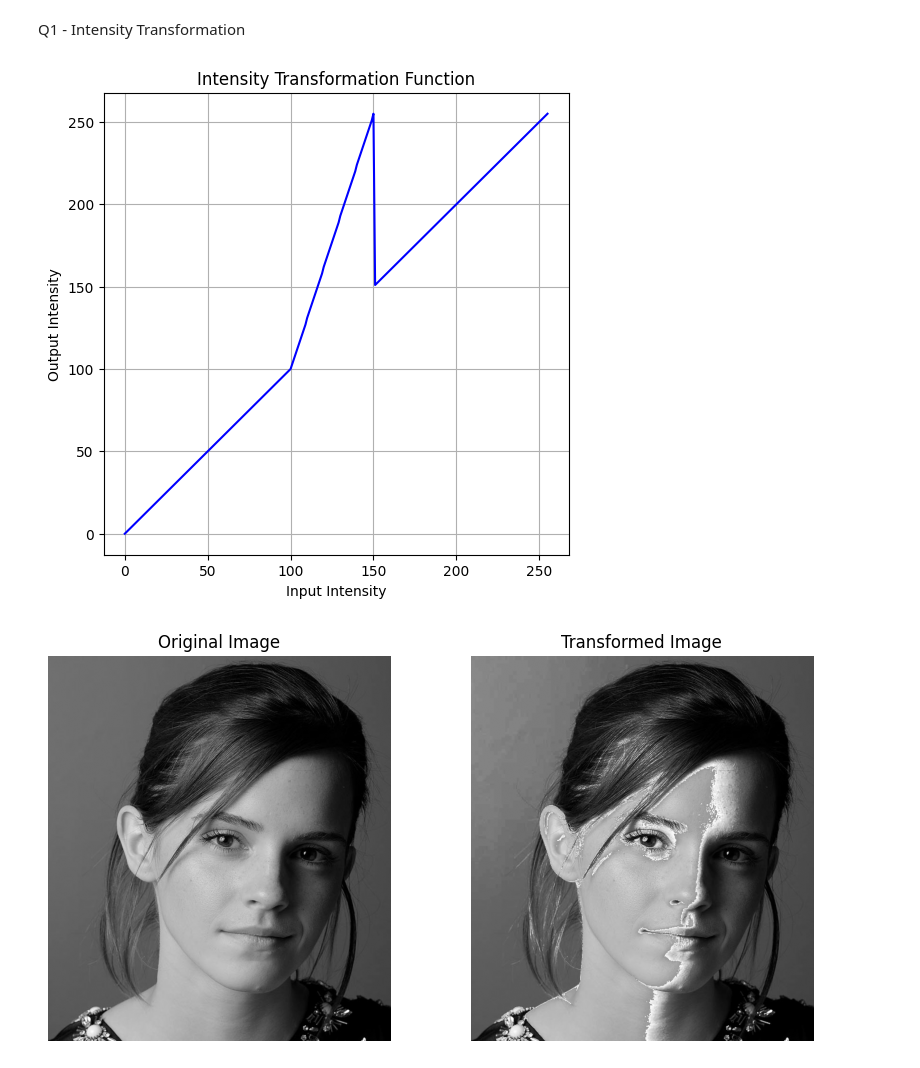
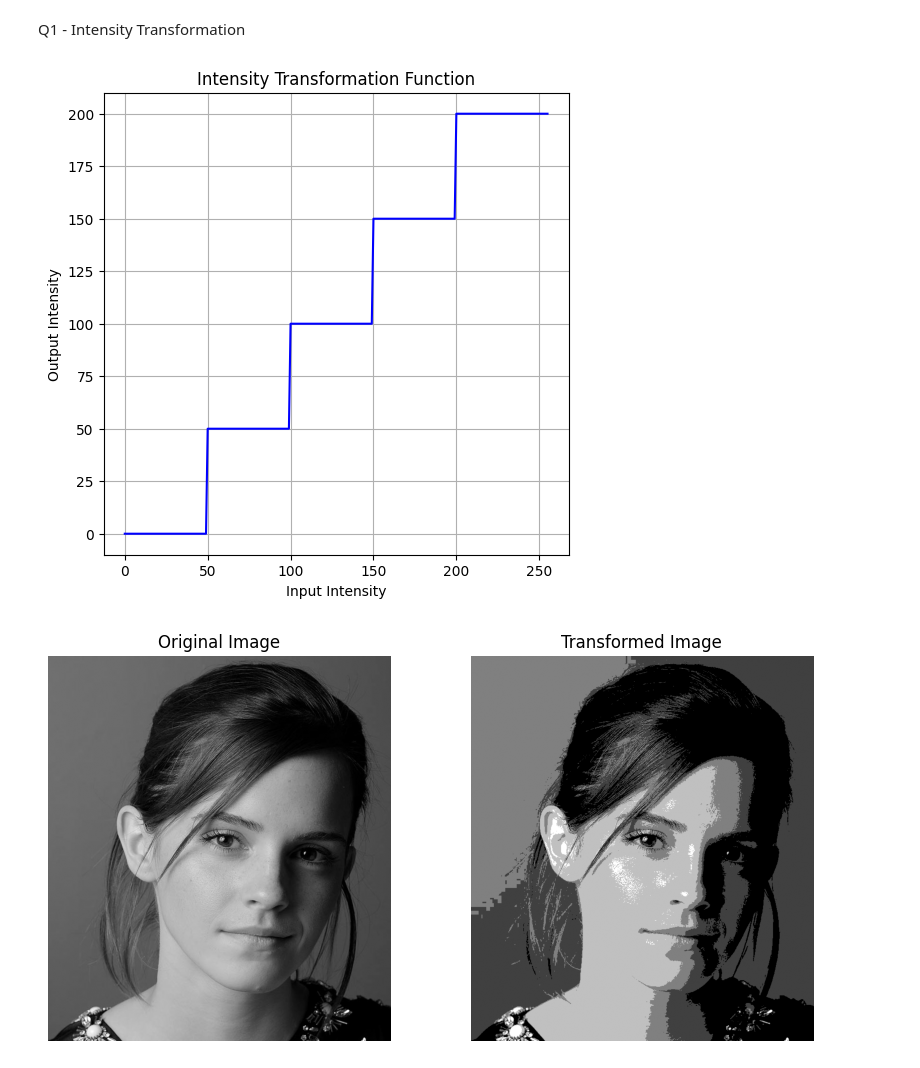
Before and after one commit to KKRavindu/-Intensity-Transformations-and-Neighborhood-Filtering, a Jupyter notebook: code.ipynb, the cells around one changed output. Cells and saved outputs as stored; diff of their text form; code cells hidden in the pictures.

```diff
--- a/code.ipynb
+++ b/code.ipynb
@@ -15,42 +15,41 @@ assert img1 is not None, "Image not found."
 
 # Define intensity transformation
 def intensity_transform(img):
-    table = np.zeros(256, dtype=np.uint8)
-    for x in range(256):
-        if x <= 50:
-            table[x] = int((50/50) * x)  # Linear from 0 to 50
-        elif x <= 100:
-            table[x] = int(((100 - 50) / (100 - 50)) * (x - 50) + 50)  # 50→100 maps to 50→100
-        elif x <= 150:
-            table[x] = int(((255 - 100) / (150 - 100)) * (x - 100) + 100)  # 100→150 maps to 100→255
-        else:
-            table[x] = int(((255 - 150) / (255 - 150)) * (x - 150) + 150)  # 150→255 maps to 150→255
+    table = np.array([
+        0   if i < 50 else
+        50  if i < 100 else
+        100 if i < 150 else
+        150 if i < 200 else
+        200
+        for i in range(256)
+    ], dtype=np.uint8)
     return cv.LUT(img, table)
+
 # Apply transformation
 img1_transformed = intensity_transform(img1)
 
 # Plot transformation curve
 plt.figure(figsize=(6,6))
 plt.plot(range(256), [intensity_transform(np.array([[i]], dtype=np.uint8))[0,0] for i in range(256)], 'b-')
 plt.title("Intensity Transformation Function")
 plt.xlabel("Input Intensity")
 plt.ylabel("Output Intensity")
 plt.grid(True)
 plt.show()
 
 # Show images
 plt.figure(figsize=(10,5))
 plt.subplot(1,2,1)
 plt.imshow(img1, cmap='gray')
 plt.title("Original Image")
 plt.axis('off')
 
 plt.subplot(1,2,2)
 plt.imshow(img1_transformed, cmap='gray')
 plt.title("Transformed Image")
 plt.axis('off')
 
 plt.show()
 # %% [output]
-[figure, old version]
+[figure, new version]
-[figure, old version]
+[figure, new version]
```
Also changed, not shown: parts of 16 cells of this notebook.
